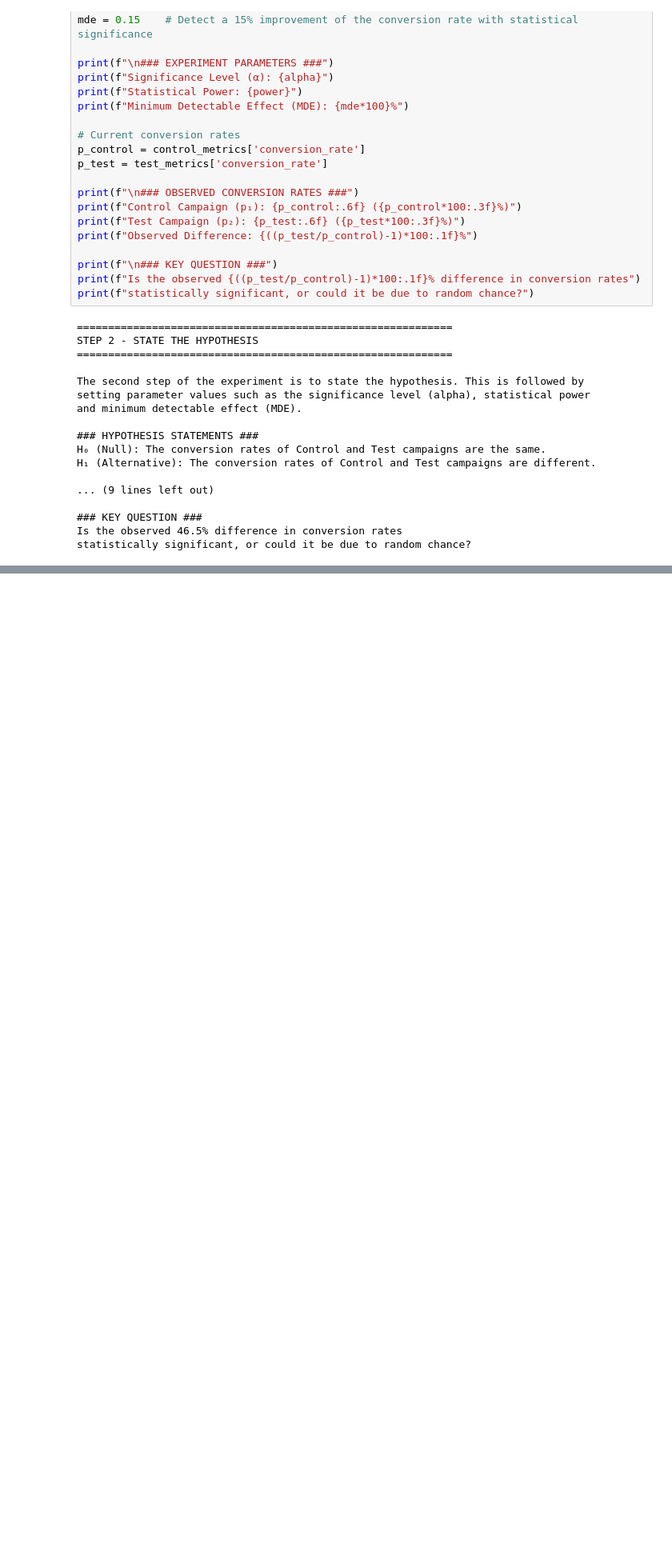
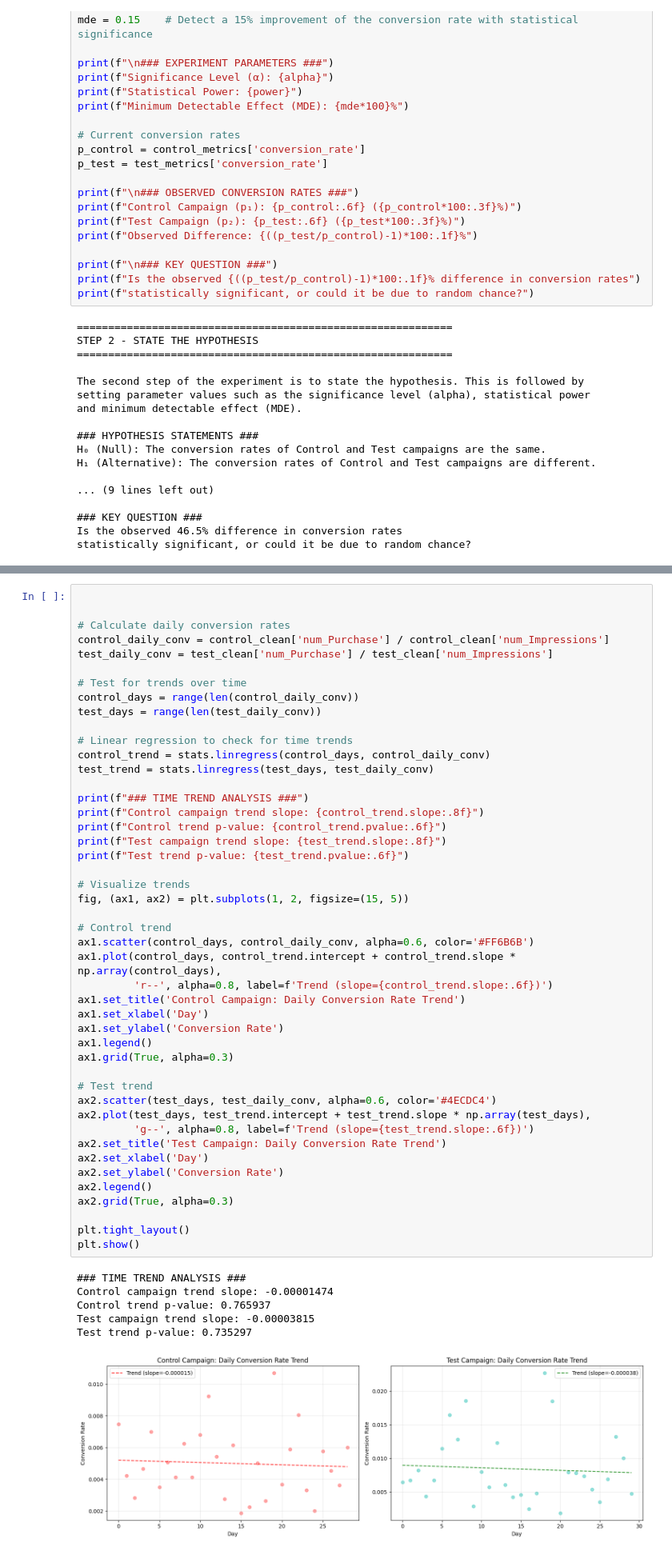
Before and after one commit to nehagovekar/marketing-campaign-ab-testing, a Jupyter notebook: marketing_campaign_ab_testing.ipynb, the cells around one changed output, grey strips where cells are left out. Shown at 80% size. Cells and saved outputs as stored; diff of their text form; blank space fills up the shorter version.

```diff
--- a/marketing_campaign_ab_testing.ipynb
+++ b/marketing_campaign_ab_testing.ipynb
@@ -458,0 +732,53 @@ statistically significant, or could it be due to random chance?
+# %%
+
+
+# Calculate daily conversion rates
+control_daily_conv = control_clean['num_Purchase'] / control_clean['num_Impressions']
+test_daily_conv = test_clean['num_Purchase'] / test_clean['num_Impressions']
+
+# Test for trends over time
+control_days = range(len(control_daily_conv))
+test_days = range(len(test_daily_conv))
+
+# Linear regression to check for time trends
+control_trend = stats.linregress(control_days, control_daily_conv)
+test_trend = stats.linregress(test_days, test_daily_conv)
+
+print(f"### TIME TREND ANALYSIS ###")
+print(f"Control campaign trend slope: {control_trend.slope:.8f}")
+print(f"Control trend p-value: {control_trend.pvalue:.6f}")
+print(f"Test campaign trend slope: {test_trend.slope:.8f}")
+print(f"Test trend p-value: {test_trend.pvalue:.6f}")
+
+# Visualize trends
+fig, (ax1, ax2) = plt.subplots(1, 2, figsize=(15, 5))
+
+# Control trend
+ax1.scatter(control_days, control_daily_conv, alpha=0.6, color='#FF6B6B')
+ax1.plot(control_days, control_trend.intercept + control_trend.slope * np.array(control_days),
+         'r--', alpha=0.8, label=f'Trend (slope={control_trend.slope:.6f})')
+ax1.set_title('Control Campaign: Daily Conversion Rate Trend')
+ax1.set_xlabel('Day')
+ax1.set_ylabel('Conversion Rate')
+ax1.legend()
+ax1.grid(True, alpha=0.3)
+
+# Test trend
+ax2.scatter(test_days, test_daily_conv, alpha=0.6, color='#4ECDC4')
+ax2.plot(test_days, test_trend.intercept + test_trend.slope * np.array(test_days),
+         'g--', alpha=0.8, label=f'Trend (slope={test_trend.slope:.6f})')
+ax2.set_title('Test Campaign: Daily Conversion Rate Trend')
+ax2.set_xlabel('Day')
+ax2.set_ylabel('Conversion Rate')
+ax2.legend()
+ax2.grid(True, alpha=0.3)
+
+plt.tight_layout()
+plt.show()
+# %% [output]
+### TIME TREND ANALYSIS ###
+Control campaign trend slope: -0.00001474
+Control trend p-value: 0.765937
+Test campaign trend slope: -0.00003815
+Test trend p-value: 0.735297
+[figure, added]
```
Also changed, not shown: parts of 28 cells of this notebook.
